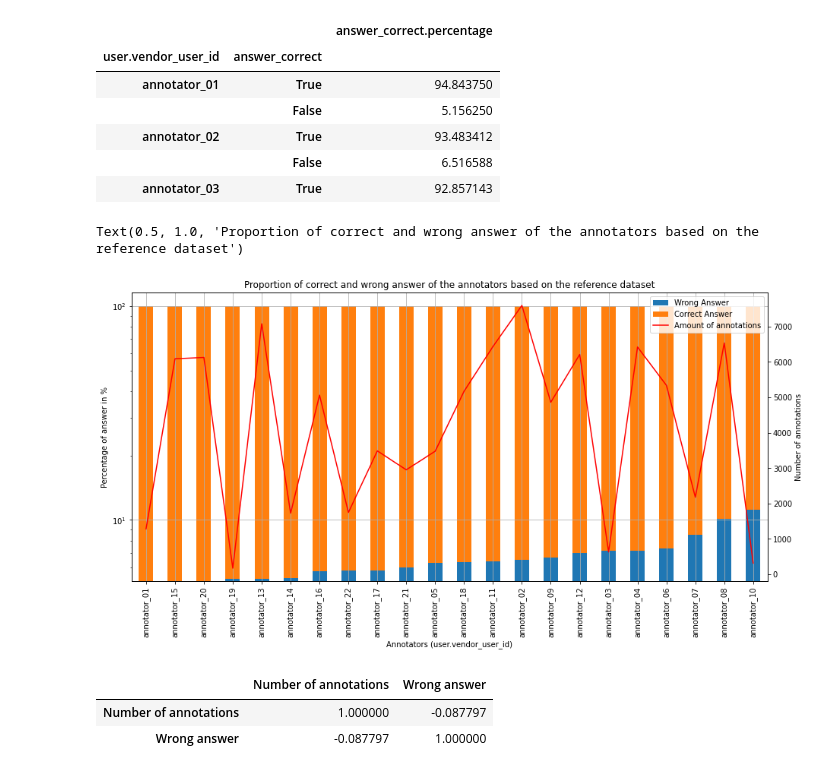
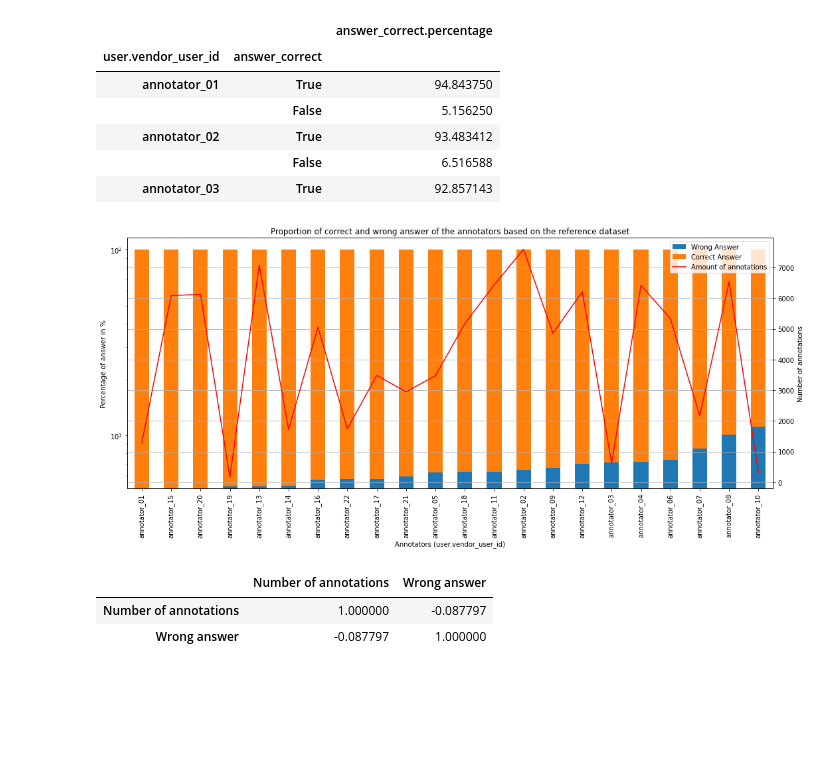
Before and after one commit to davidhoof/quality-match-homework, a Jupyter notebook: QualityMatchHomework.ipynb, the cells around one changed output. Saved outputs shown, nothing was run; the diff lists cells and outputs as text; code cells hidden in the pictures; blank space fills up the shorter version.

```diff
--- a/QualityMatchHomework.ipynb
+++ b/QualityMatchHomework.ipynb
@@ -378,22 +444,26 @@ def map_labels(ax, ax2, mapping):
 # %%
 ax = df_annotators.unstack().sort_values(by=('answer_correct.percentage',True), ascending=False).plot.bar(stacked=True,logy=True, figsize=(15,7), ylabel="Percentage of answer in %", legend=False)
 annotators_correct_answer_sorted_list = df_annotators.unstack().sort_values(by=('answer_correct.percentage',True), ascending=False).index.tolist()
-ax2=df['user.vendor_user_id'].value_counts(sort=True).reindex(annotators_correct_answer_sorted_list).plot(ax=ax, rot=90, grid=True, secondary_y=True,color='red',legend=False)
+ax2=df['user.vendor_user_id'].value_counts(sort=True).reindex(annotators_correct_answer_sorted_list).plot(ax=ax, rot=90, secondary_y=True,color='red',legend=False)
 
 ax.set_xlabel("Annotators (user.vendor_user_id)")
 ax2.set_ylabel("Number of annotations")
+ax2.grid(axis='y')
 
 label_mapping = {
     '(answer_correct.percentage, False)': 'Wrong Answer',
     '(answer_correct.percentage, True)': 'Correct Answer',
     'user.vendor_user_id (right)': 'Amount of annotations'
   }
 
-ax2.legend(*map_labels(ax, ax2, label_mapping), loc=0)
+ax2.legend(*zip(*map(lambda x, y: (x, label_mapping[y]), *merge_axis_legends(ax,ax2))), loc=0)
 ax.set_title("Proportion of correct and wrong answer of the annotators based on the reference dataset")
+fig=ax2.get_figure()
+fig.tight_layout()
+# fig.savefig('good_bad_annotators_comparision.png')
+fig.show()
 # %% [output]
-Text(0.5, 1.0, 'Proportion of correct and wrong answer of the annotators based on the reference dataset')
-[figure, old version]
+[figure, new version]
 # %%
 corr=pd.concat(
     [df['user.vendor_user_id'].value_counts(sort=True).reindex(annotators_correct_answer_sorted_list),
```
Also changed, not shown: parts of 17 cells of this notebook.
